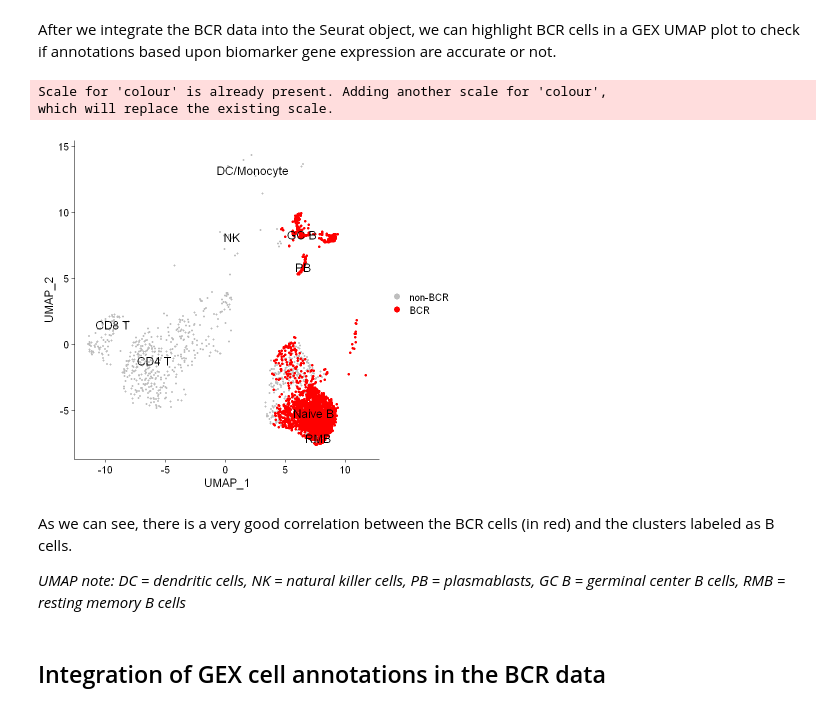
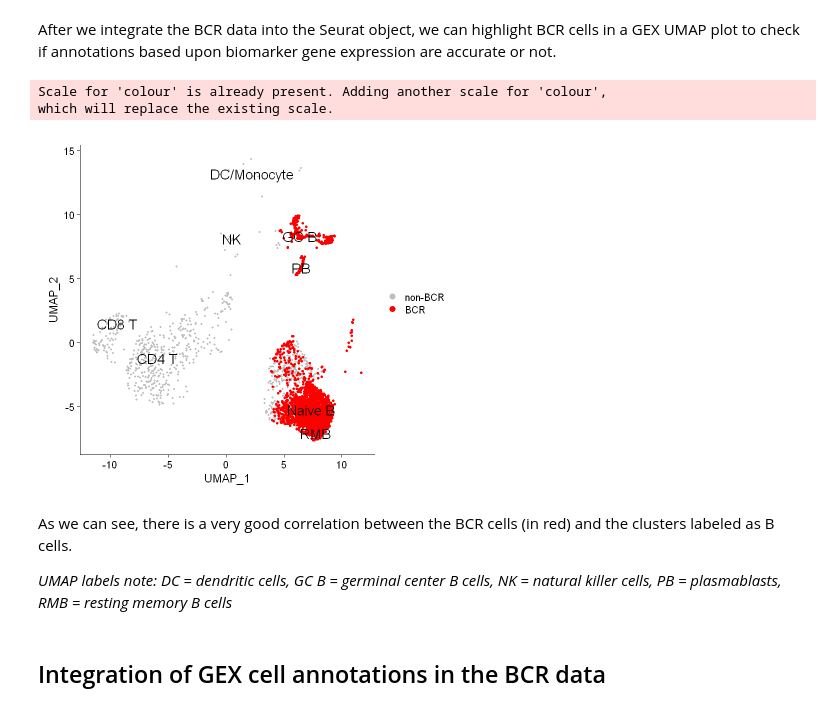
Before and after one commit to immcantation/immcantation, a Jupyter notebook: training/BCR_Seurat_tutorial.ipynb, the cells around one changed output. Cells and saved outputs as stored; diff of their text form; code cells hidden in the pictures.

```diff
--- a/training/BCR_Seurat_tutorial.ipynb
+++ b/training/BCR_Seurat_tutorial.ipynb
@@ -39,22 +54,26 @@ The meta.data data slot in the Seurat object contains metadata for each cell and
 # %% [markdown]
 ### Create the new metadata columns
 # %%
-new_meta_cols = data.frame(cell_id_unique = Cells(gex_obj))
+new_meta_cols <- data.frame(cell_id_unique = Cells(gex_obj))
+
 # select columns from BCR data
-bcr_data_selected = bcr_data %>%
-        dplyr::select(cell_id_unique, clone_id, mu_freq, isotype) %>%
-        dplyr::rename(bcr_clone_id=clone_id, bcr_mu_freq=mu_freq, bcr_isotype=isotype)
+bcr_data_selected <- bcr_data %>% select(cell_id_unique, clone_id, mu_freq, isotype) %>%
+                     rename(bcr_clone_id = clone_id,
+                            bcr_mu_freq = mu_freq,
+                            bcr_isotype = isotype)
+
 # sort BCR data by cell id in GEX Seurat Object
-new_meta_cols = left_join(new_meta_cols, bcr_data_selected, by = 'cell_id_unique')
-# integrate BCR data to Seurat object
+new_meta_cols <- left_join(new_meta_cols, bcr_data_selected, by = 'cell_id_unique')
+
+# integrate BCR data with the Seurat object
 for (colname in colnames(bcr_data_selected)) {
    gex_obj[[colname]] = new_meta_cols[[colname]]
 }
-gex_obj$contains_bcr = !is.na(gex_obj$bcr_clone_id)
+gex_obj$contains_bcr <- !is.na(gex_obj$bcr_clone_id)
 
 # examples of the new columns
 ncol_meta <- ncol(gex_obj[[]])
-gex_obj[[]][, (ncol_meta-3):ncol_meta] %>% slice_sample(n = 5)
+gex_obj[[]][, (ncol_meta-3):ncol_meta] %>% slice_sample(n = 5) # row names = cell ids
 # %% [output]
 A data.frame: 5 × 4
 |  | bcr_clone_id | bcr_mu_freq | bcr_isotype | contains_bcr |
@@ -71,18 +90,18 @@ After we integrate the BCR data into the Seurat object, we can highlight BCR cel
 # %%
 highlighted_cells <- Cells(gex_obj)[which(gex_obj$contains_bcr)]
 
 options(repr.plot.width = 7, repr.plot.height = 6)
-DimPlot(object = gex_obj, reduction = "umap", cells.highlight = highlighted_cells,
-        label = TRUE, label.size = 5, pt.size = 0.7) +
-        scale_color_manual(labels = c("non-BCR", "BCR"), values = c("gray", "red"))
+UMAPPlot(object = gex_obj, cells.highlight = highlighted_cells,
+         label = TRUE, label.size = 6, pt.size = 0.7) +
+scale_color_manual(labels = c("non-BCR", "BCR"), values = c("gray", "red"))
 # %% [output]
 Scale for 'colour' is already present. Adding another scale for 'colour',
 which will replace the existing scale.
-[figure, old version]
+[figure, new version]
 # %% [markdown]
 As we can see, there is a very good correlation between the BCR cells (in red) and the clusters labeled as B cells.
 
-*UMAP note: DC = dendritic cells, NK = natural killer cells, PB = plasmablasts, GC B = germinal center B cells, RMB = resting memory B cells*
+*UMAP labels note: DC = dendritic cells, GC B = germinal center B cells, NK = natural killer cells, PB = plasmablasts, RMB = resting memory B cells*
 # %% [markdown]
 ## Integration of GEX cell annotations in the BCR data
 # %% [markdown]
```
Also changed, not shown: parts of 8 cells of this notebook.
